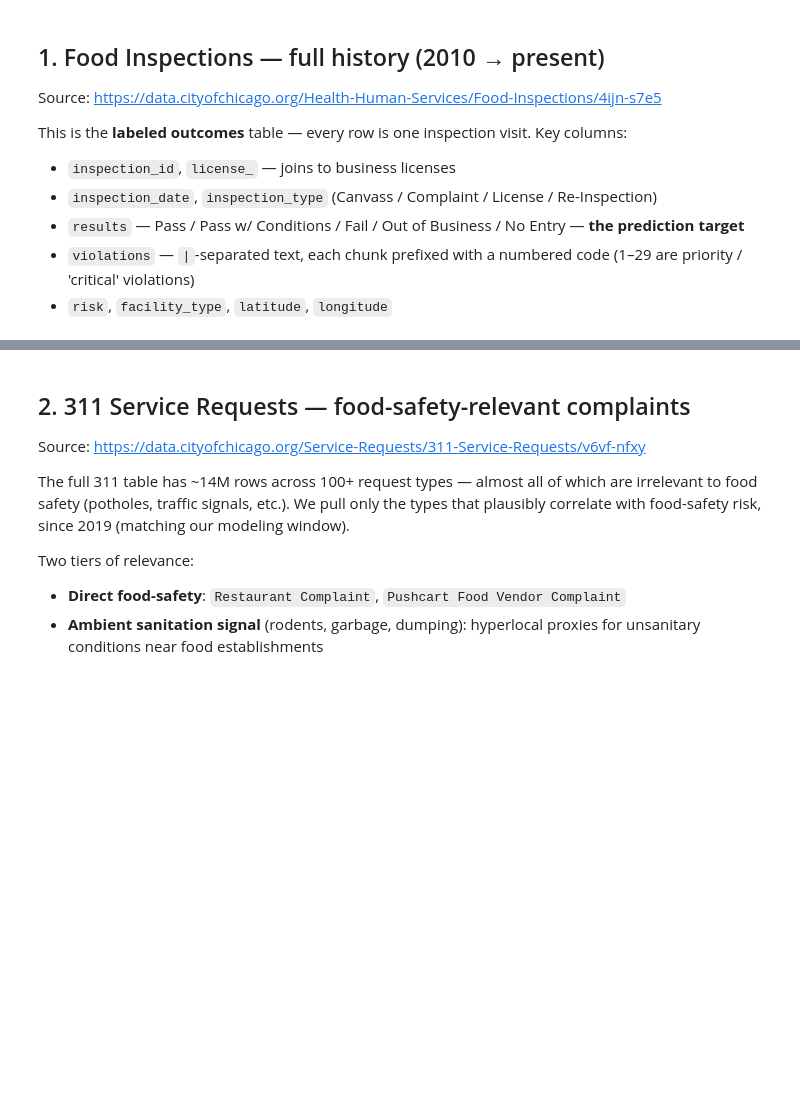
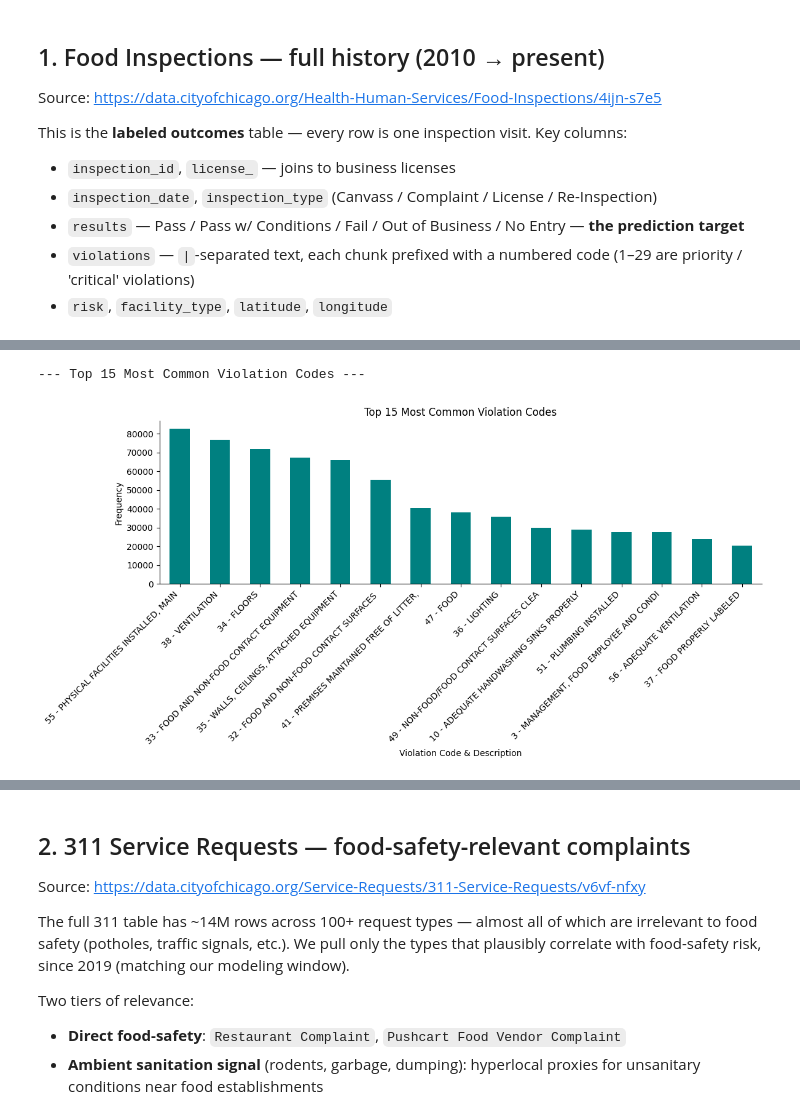
Before and after one commit to food-safety-intelligence/food-safety-intelligence, a Jupyter notebook: notebooks/01_dataset_overview_eda.ipynb, the cells around one changed output, grey strips where cells are left out. Saved outputs shown, nothing was run; the diff lists cells and outputs as text; code cells hidden in the pictures; blank space fills up the shorter version.

```diff
--- a/notebooks/01_dataset_overview_eda.ipynb
+++ b/notebooks/01_dataset_overview_eda.ipynb
@@ -297,0 +490,23 @@ plt.tight_layout(); plt.show()
+# %%
+# Extract violation numbers and their textual descriptions
+matches = inspections['violations'].dropna().str.extractall(r'(?:^|\|)\s*(\d+)\.\s*([A-Z\s,\/\-]+)')
+matches[0] = matches[0].astype(int)
+
+# Get the most common description for each code
+code_to_desc = matches.groupby(0)[1].agg(lambda x: x.mode()[0].strip() if not x.empty else "Unknown")
+
+print("--- Top 15 Most Common Violation Codes ---")
+top_codes = matches[0].value_counts().head(15)
+
+# Create labels combining code and description (truncated for fit)
+labels = [f"{c} - {code_to_desc.get(c, 'Unknown')[:35]}" for c in top_codes.index]
+
+ax = top_codes.plot(kind='bar', title='Top 15 Most Common Violation Codes', color='teal', figsize=(12, 6))
+ax.set_xticklabels(labels, rotation=45, ha='right')
+ax.set_xlabel('Violation Code & Description')
+ax.set_ylabel('Frequency')
+plt.tight_layout()
+plt.show()
+# %% [output]
+--- Top 15 Most Common Violation Codes ---
+[figure, added]
```
Also changed, not shown: parts of 30 cells of this notebook.
